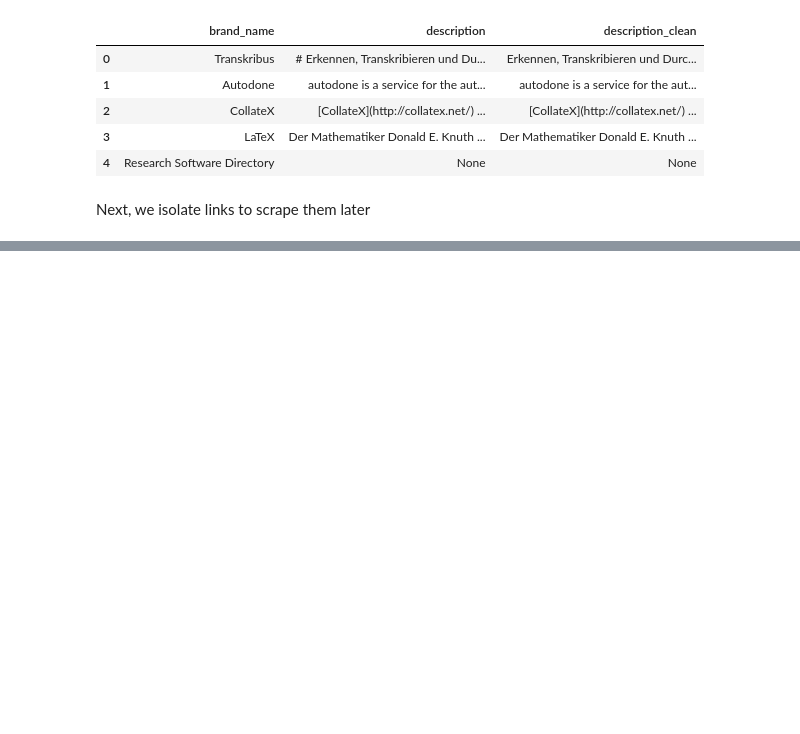
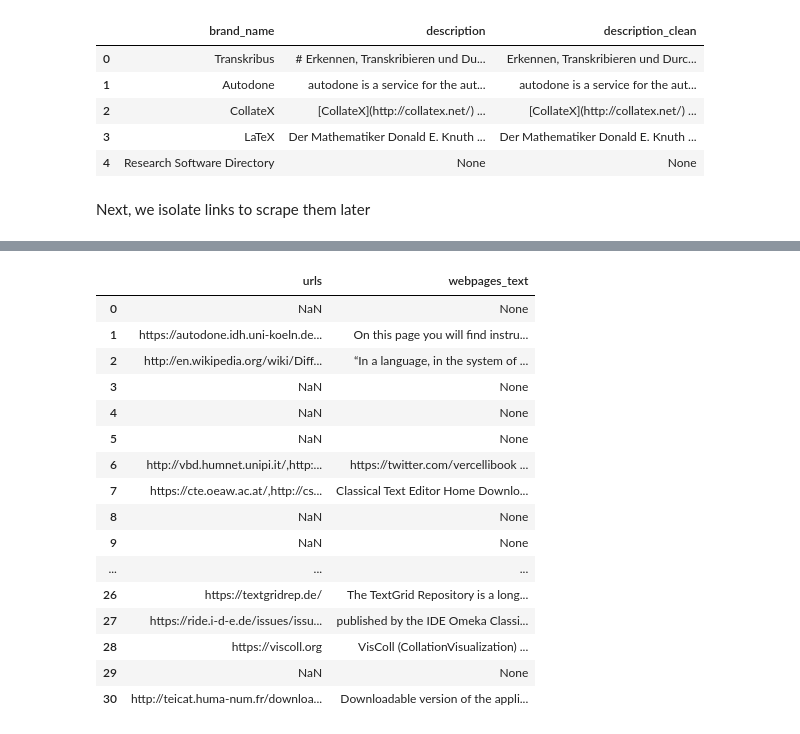
Before and after one commit to andwzn/retrieval-augmented-generation-experiment, a Jupyter notebook: rag_experiment_1.ipynb, the cells around one changed output, grey strips where cells are left out. Cells and saved outputs as stored; diff of their text form; code cells hidden in the pictures; blank space fills up the shorter version.

```diff
--- a/rag_experiment_1.ipynb
+++ b/rag_experiment_1.ipynb
@@ -121,0 +125,3 @@ with pd.option_context('display.max_colwidth', None):
+# %%
+webscraper = WebScraper(tags = ["p"], exclude = ["wikipedia"])
+edition_software_info["webpages_text"] = edition_software_info["urls"].apply(lambda x: webscraper.scrape(x))
@@ -121,0 +141,21 @@ with pd.option_context('display.max_colwidth', None):
+# %%
+with pd.option_context('display.max_colwidth', None):
+    display(pd.DataFrame(edition_software_info[["urls", "webpages_text"]]))
+# %% [output]
+|  | urls | webpages_text |
+| 0 | NaN | None |
+| 1 | https://autodone.idh.uni-koeln.de... | On this page you will find instru... |
+| 2 | http://en.wikipedia.org/wiki/Diff... | “In a language, in the system of ... |
+| 3 | NaN | None |
+| 4 | NaN | None |
+| 5 | NaN | None |
+| 6 | http://vbd.humnet.unipi.it/,http:... | https://twitter.com/vercellibook ... |
+| 7 | https://cte.oeaw.ac.at/,http://cs... | Classical Text Editor Home Downlo... |
+| 8 | NaN | None |
+| 9 | NaN | None |
+| ... | ... | ... |
+| 26 | https://textgridrep.de/ | The TextGrid Repository is a long... |
+| 27 | https://ride.i-d-e.de/issues/issu... | published by the IDE Omeka Classi... |
+| 28 | https://viscoll.org | VisColl (CollationVisualization) ... |
+| 29 | NaN | None |
+| 30 | http://teicat.huma-num.fr/downloa... | Downloadable version of the appli... |
```
Also changed, not shown: parts of 6 cells of this notebook, 2 other files.
